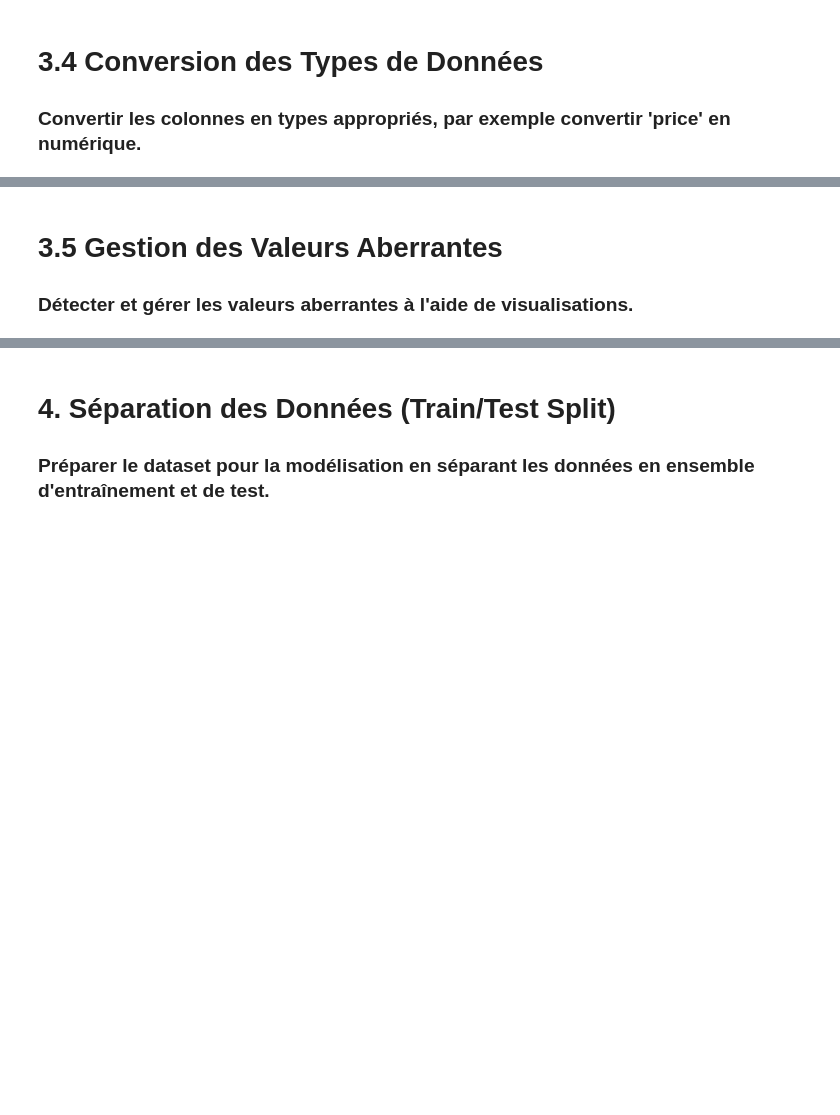
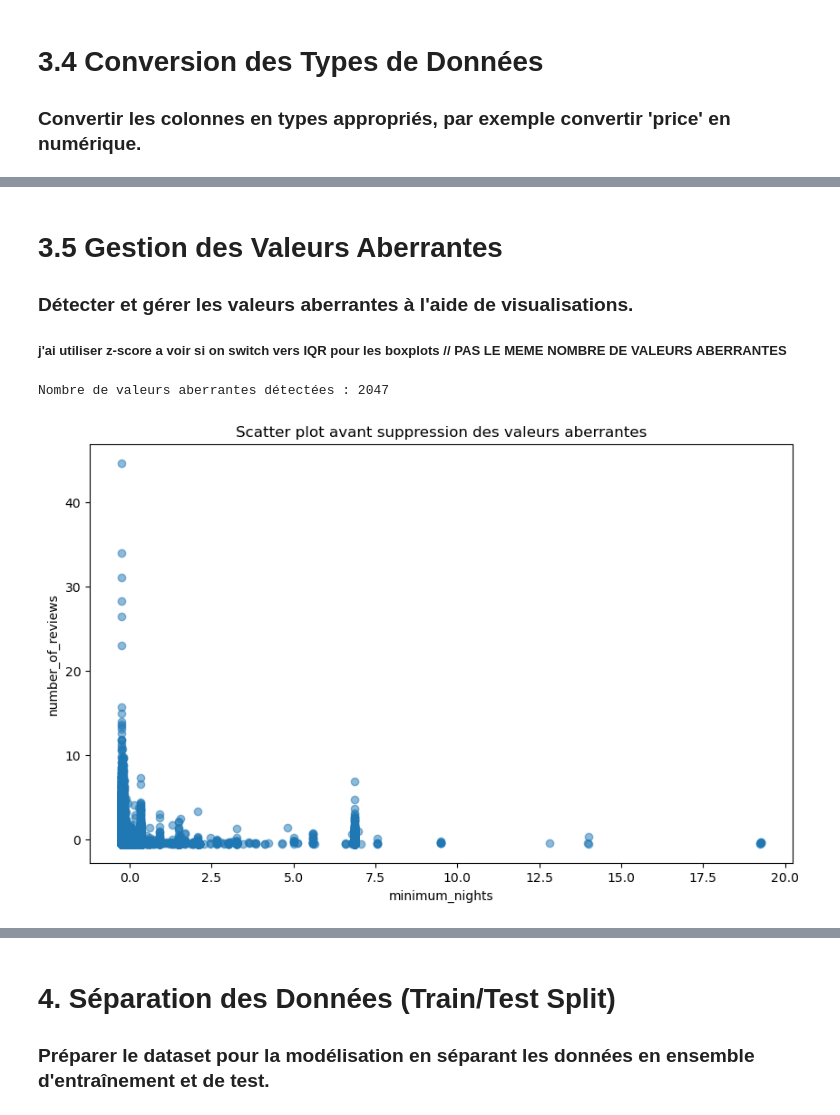
Before and after one commit to TheoPERSONNE/ProjetAirBNB, a Jupyter notebook: AirBnBDataSet.ipynb, the cells around one changed output, grey strips where cells are left out. Drawn from its saved outputs; the diff is of its cells as text; code cells hidden in the pictures; blank space fills up the shorter version.

```diff
--- a/AirBnBDataSet.ipynb
+++ b/AirBnBDataSet.ipynb
@@ -127,14 +129,14 @@ Doublons après suppression : 0
 ## 3.3 Gestion des Valeurs Manquantes
 ### Identifier et traiter les valeurs manquantes.
 # %%
-
 df_cleaned = df_cleaned.copy()
 
 df_cleaned['price'] = df_cleaned['price'].replace({r'\$': '', r',': ''}, regex=True).astype(float)
 
 df_cleaned['price'] = df_cleaned['price'].fillna(df_cleaned['price'].mean())
 
-df_cleaned['neighbourhood'].fillna('Pas de neighbourhood', inplace=True)
+# Replace NaN values in 'neighbourhood' column without using inplace=True
+df_cleaned['neighbourhood'] = df_cleaned['neighbourhood'].fillna('Pas de neighbourhood')
 
 print(df_cleaned.isnull().sum())
 # %% [output]
@@ -153,3 +149,12 @@ For example, when doing 'df[col].method(value, inplace=True)', try using 'df.met
 # %% [markdown]
  # 3.4 Conversion des Types de Données
 ### Convertir les colonnes en types appropriés, par exemple convertir 'price' en numérique.
+# %%
+# 1. Encodage des variables catégorielles
+label_encoder = LabelEncoder()
+
+df_cleaned['room_type_encoded'] = label_encoder.fit_transform(df_cleaned['room_type'])
+df_cleaned['neighbourhood_encoded'] = label_encoder.fit_transform(df_cleaned['neighbourhood'])
+
+# Vérification de l'encodage
+df_cleaned[['room_type', 'room_type_encoded', 'neighbourhood', 'neighbourhood_encoded']].head()
@@ -155,0 +168,4 @@ For example, when doing 'df[col].method(value, inplace=True)', try using 'df.met
+# %%
+# SUPPRESSION DES COLONNES INUTILES
+df_cleaned = df_cleaned.drop(columns=['room_type', 'neighbourhood'])
+df_cleaned.info()
@@ -155,0 +187,6 @@ For example, when doing 'df[col].method(value, inplace=True)', try using 'df.met
+# %%
+scaler = StandardScaler()
+df_cleaned[['price','minimum_nights', 'number_of_reviews']] = scaler.fit_transform(df_cleaned[['price','minimum_nights', 'number_of_reviews']])
+
+# Vérification après normalisation
+df_cleaned.describe()
@@ -156,3 +203,26 @@ For example, when doing 'df[col].method(value, inplace=True)', try using 'df.met
 # %% [markdown]
 # 3.5 Gestion des Valeurs Aberrantes
 ### Détecter et gérer les valeurs aberrantes à l'aide de visualisations.
+##### j'ai utiliser z-score a voir si on switch vers IQR pour les boxplots // PAS LE MEME NOMBRE DE VALEURS ABERRANTES
+# %%
+z_scores = np.abs(df_cleaned[['price','minimum_nights', 'number_of_reviews']])
+outliers = (z_scores > 3).any(axis=1)  # Détecte les lignes où au moins une colonne dépasse le seuil
+
+# Afficher les valeurs aberrantes
+print(f"Nombre de valeurs aberrantes détectées : {outliers.sum()}")
+
+#plt.figure(figsize=(10, 6))
+#sns.boxplot(data=df_cleaned[['minimum_nights', 'number_of_reviews']])
+#plt.title('Valeur aberrantes dans minimum_nights et number_of_reviews')
+#plt.show()
+
+# Scatter plot pour visualiser les données
+plt.figure(figsize=(10, 6))
+plt.scatter( df_cleaned['minimum_nights'], df_cleaned['number_of_reviews'], alpha=0.5)
+plt.title('Scatter plot avant suppression des valeurs aberrantes')
+plt.xlabel('minimum_nights')
+plt.ylabel('number_of_reviews')
+plt.show()
+# %% [output]
+Nombre de valeurs aberrantes détectées : 2047
+[figure, added]
```
Also changed, not shown: parts of 11 cells of this notebook, 2 other files.
